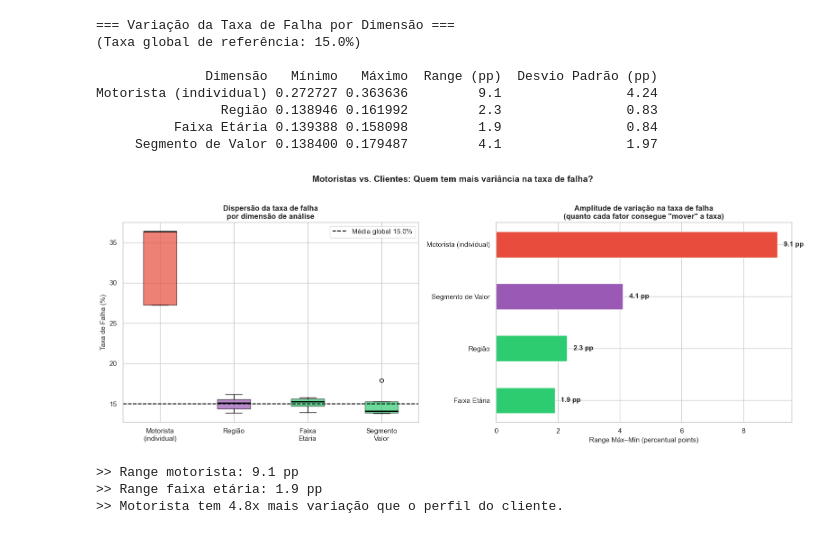
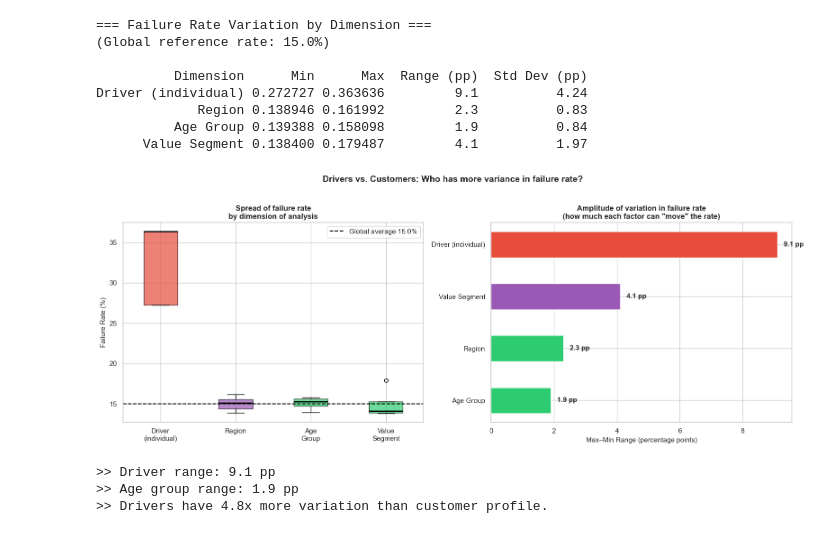
Before and after one commit to douglaspiangers/walmart-delivery-analytics, a Jupyter notebook: notebooks/11_executive_conclusion.ipynb, the cells around one changed output. Saved outputs shown, nothing was run; the diff lists cells and outputs as text; code cells hidden in the pictures.

```diff
--- a/notebooks/11_executive_conclusion.ipynb
+++ b/notebooks/11_executive_conclusion.ipynb
@@ -269,14 +269,14 @@ a causa do problema está operacionalmente no lado do motorista.
 # %%
 MIN_DELIVERIES = 10
 
-# Variação por motorista
+# Variation by driver
 driver_rates = (
     master.groupby('driver_id')
     .agg(deliveries=('order_id','count'), rate=('has_missing','mean'))
     .query(f'deliveries >= {MIN_DELIVERIES}')['rate']
 )
 
-# Variação por faixa etária do cliente
+# Variation by customer age group
 master['age_group'] = pd.cut(
     master['customer_age'],
     bins=[18,30,45,60,100],
@@ -284,46 +284,46 @@ master['age_group'] = pd.cut(
 )
 age_rates = master.groupby('age_group', observed=True)['has_missing'].mean()
 
-# Variação por segmento de valor do cliente
+# Variation by customer value segment
 master['value_segment'] = pd.qcut(
     master.groupby('customer_id')['order_amount'].transform('mean'),
-    q=4, labels=['Baixo Valor','Médio Valor','Alto Valor','VIP']
+    q=4, labels=['Low Value','Mid Value','High Value','VIP']
 )
 value_rates = master.groupby('value_segment', observed=True)['has_missing'].mean()
 
-# Variação por região
+# Variation by region
 region_rates = master.groupby('region')['has_missing'].mean()
 
 GLOBAL = master['has_missing'].mean()
 
 variance_comparison = pd.DataFrame({
-    'Dimensão':       ['Motorista (individual)', 'Região', 'Faixa Etária', 'Segmento de Valor'],
-    'Mínimo':         [driver_rates.min(), region_rates.min(), age_rates.min(), value_rates.min()],
-    'Máximo':         [driver_rates.max(), region_rates.max(), age_rates.max(), value_rates.max()],
-    'Desvio Padrão':  [driver_rates.std(), region_rates.std(), age_rates.std(), value_rates.std()],
+    'Dimension':      ['Driver (individual)', 'Region', 'Age Group', 'Value Segment'],
+    'Min':            [driver_rates.min(), region_rates.min(), age_rates.min(), value_rates.min()],
+    'Max':            [driver_rates.max(), region_rates.max(), age_rates.max(), value_rates.max()],
+    'Std Dev':        [driver_rates.std(), region_rates.std(), age_rates.std(), value_rates.std()],
 })
 variance_comparison['Range (pp)'] = (
-    (variance_comparison['Máximo'] - variance_comparison['Mínimo']) * 100
+    (variance_comparison['Max'] - variance_comparison['Min']) * 100
 ).round(1)
-variance_comparison['Desvio Padrão (pp)'] = (variance_comparison['Desvio Padrão'] * 100).round(2)
+variance_comparison['Std Dev (pp)'] = (variance_comparison['Std Dev'] * 100).round(2)
 
-print('=== Variação da Taxa de Falha por Dimensão ===')
-print(f'(Taxa global de referência: {GLOBAL*100:.1f}%)')
+print('=== Failure Rate Variation by Dimension ===')
+print(f'(Global reference rate: {GLOBAL*100:.1f}%)')
 print()
-print(variance_comparison[['Dimensão','Mínimo','Máximo','Range (pp)','Desvio Padrão (pp)']]
+print(variance_comparison[['Dimension','Min','Max','Range (pp)','Std Dev (pp)']]
       .to_string(index=False))
 
-# Visualização
+# Visualization
 fig, axes = plt.subplots(1, 2, figsize=(16, 6))
 
-# Box: motoristas vs. dimensões cliente
+# Box: drivers vs. customer dimensions
 data_boxes = [
     driver_rates.values * 100,
     region_rates.values * 100,
     age_rates.values * 100,
     value_rates.values * 100,
 ]
-labels_boxes = ['Motorista\n(individual)', 'Região', 'Faixa\nEtária', 'Segmento\nValor']
+labels_boxes = ['Driver\n(individual)', 'Region', 'Age\nGroup', 'Value\nSegment']
 bp = axes[0].boxplot(
     data_boxes,
     labels=labels_boxes,
@@ -333,55 +333,55 @@ bp = axes[0].boxplot(
 box_colors = ['#e74c3c','#9b59b6','#2ecc71','#2ecc71']
 for patch, color in zip(bp['boxes'], box_colors):
     patch.set_facecolor(color)
     patch.set_alpha(0.7)
 axes[0].axhline(GLOBAL*100, color='black', linestyle='--', linewidth=1.5,
-                label=f'Média global {GLOBAL*100:.1f}%')
-axes[0].set_ylabel('Taxa de Falha (%)', fontsize=11)
+                label=f'Global average {GLOBAL*100:.1f}%')
+axes[0].set_ylabel('Failure Rate (%)', fontsize=11)
 axes[0].set_title(
-    'Dispersão da taxa de falha\npor dimensão de análise',
+    'Spread of failure rate\nby dimension of analysis',
     fontsize=12, fontweight='bold'
 )
 axes[0].legend()
 
 # Range comparison bar
 vc = variance_comparison.sort_values('Range (pp)', ascending=True)
 bar_colors = ['#2ecc71','#2ecc71','#9b59b6','#e74c3c']
-bars = axes[1].barh(vc['Dimensão'], vc['Range (pp)'],
+bars = axes[1].barh(vc['Dimension'], vc['Range (pp)'],
                     color=bar_colors, height=0.5)
 for bar, val in zip(bars, vc['Range (pp)']):
     axes[1].text(bar.get_width() + 0.2, bar.get_y() + bar.get_height()/2,
                  f'{val:.1f} pp', va='center', fontweight='bold', fontsize=11)
-axes[1].set_xlabel('Range Máx–Mín (percentual points)', fontsize=11)
+axes[1].set_xlabel('Max–Min Range (percentage points)', fontsize=11)
 axes[1].set_title(
-    'Amplitude de variação na taxa de falha\n(quanto cada fator consegue "mover" a taxa)',
+    'Amplitude of variation in failure rate\n(how much each factor can "move" the rate)',
     fontsize=12, fontweight='bold'
 )
 
 plt.suptitle(
-    'Motoristas vs. Clientes: Quem tem mais variância na taxa de falha?',
+    'Drivers vs. Customers: Who has more variance in failure rate?',
     fontsize=14, fontweight='bold', y=1.02
 )
 plt.tight_layout()
 plt.savefig(f'{FIGURES}/nb11_variance_comparison.png', dpi=150, bbox_inches='tight')
 plt.show()
 
-driver_range = variance_comparison.loc[variance_comparison['Dimensão']=='Motorista (individual)','Range (pp)'].values[0]
-age_range    = variance_comparison.loc[variance_comparison['Dimensão']=='Faixa Etária','Range (pp)'].values[0]
-print(f'\n>> Range motorista: {driver_range:.1f} pp')
-print(f'>> Range faixa etária: {age_range:.1f} pp')
-print(f'>> Motorista tem {driver_range/age_range:.1f}x mais variação que o perfil do cliente.')
+driver_range = variance_comparison.loc[variance_comparison['Dimension']=='Driver (individual)','Range (pp)'].values[0]
+age_range    = variance_comparison.loc[variance_comparison['Dimension']=='Age Group','Range (pp)'].values[0]
+print(f'\n>> Driver range: {driver_range:.1f} pp')
+print(f'>> Age group range: {age_range:.1f} pp')
+print(f'>> Drivers have {driver_range/age_range:.1f}x more variation than customer profile.')
 # %% [output]
-=== Variação da Taxa de Falha por Dimensão ===
-(Taxa global de referência: 15.0%)
+=== Failure Rate Variation by Dimension ===
+(Global reference rate: 15.0%)
 
-              Dimensão   Mínimo   Máximo  Range (pp)  Desvio Padrão (pp)
-Motorista (individual) 0.272727 0.363636         9.1                4.24
-                Região 0.138946 0.161992         2.3                0.83
-          Faixa Etária 0.139388 0.158098         1.9                0.84
-     Segmento de Valor 0.138400 0.179487         4.1                1.97
+          Dimension      Min      Max  Range (pp)  Std Dev (pp)
+Driver (individual) 0.272727 0.363636         9.1          4.24
+             Region 0.138946 0.161992         2.3          0.83
+          Age Group 0.139388 0.158098         1.9          0.84
+      Value Segment 0.138400 0.179487         4.1          1.97
-[figure, old version]
+[figure, new version]
->> Range motorista: 9.1 pp
->> Range faixa etária: 1.9 pp
->> Motorista tem 4.8x mais variação que o perfil do cliente.
+>> Driver range: 9.1 pp
+>> Age group range: 1.9 pp
+>> Drivers have 4.8x more variation than customer profile.
 # %% [markdown]
 ---
```
Also changed, not shown: parts of 12 cells of this notebook, 18 other files.
